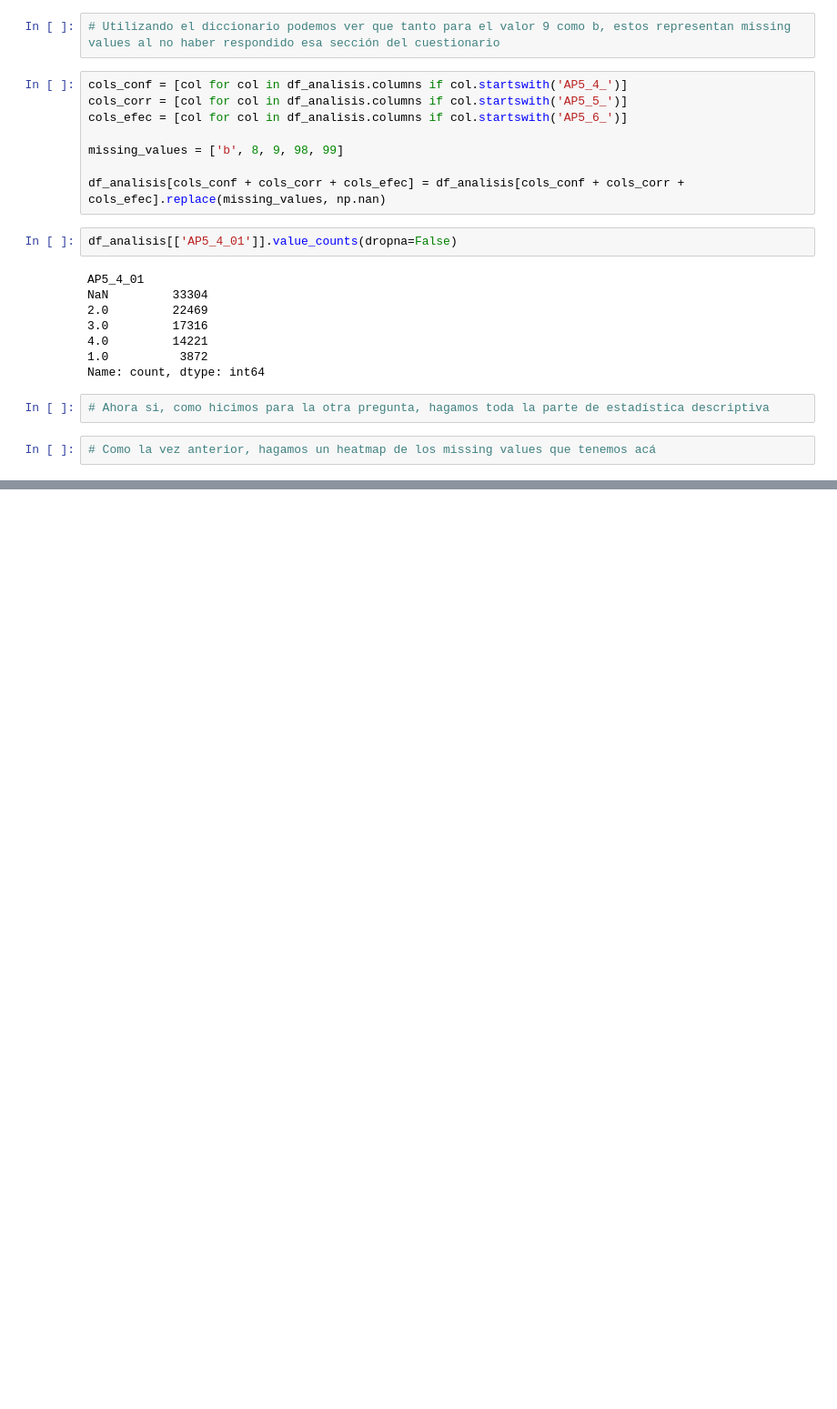
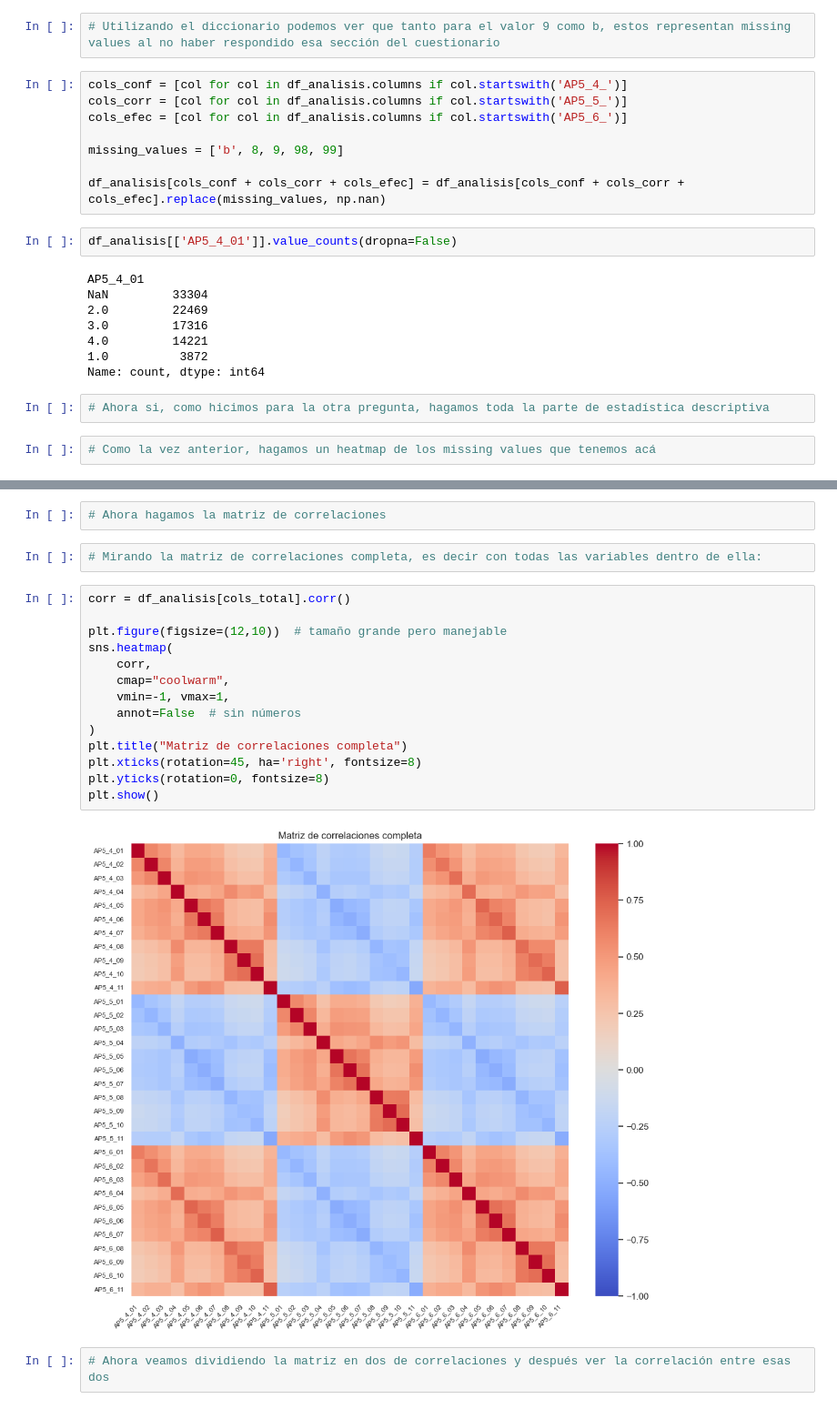
Before and after one commit to mariasolsampogna/E337_Grupo2, a Jupyter notebook: Cosas Poster/Poster.ipynb, the cells around one changed output, grey strips where cells are left out. Shown at 91% size. Cells and saved outputs as stored; diff of their text form; blank space fills up the shorter version.

```diff
--- a/Cosas Poster/Poster.ipynb
+++ b/Cosas Poster/Poster.ipynb
@@ -659,0 +700,22 @@ plt.show()
+# %%
+# Ahora hagamos la matriz de correlaciones
+# %%
+# Mirando la matriz de correlaciones completa, es decir con todas las variables dentro de ella:
+# %%
+corr = df_analisis[cols_total].corr()
+
+plt.figure(figsize=(12,10))  # tamaño grande pero manejable
+sns.heatmap(
+    corr,
+    cmap="coolwarm",
+    vmin=-1, vmax=1,
+    annot=False  # sin números
+)
+plt.title("Matriz de correlaciones completa")
+plt.xticks(rotation=45, ha='right', fontsize=8)
+plt.yticks(rotation=0, fontsize=8)
+plt.show()
+# %% [output]
+[figure, added]
+# %%
+# Ahora veamos dividiendo la matriz en dos de correlaciones y después ver la correlación entre esas dos
```
Also changed, not shown: parts of 7 cells of this notebook.
